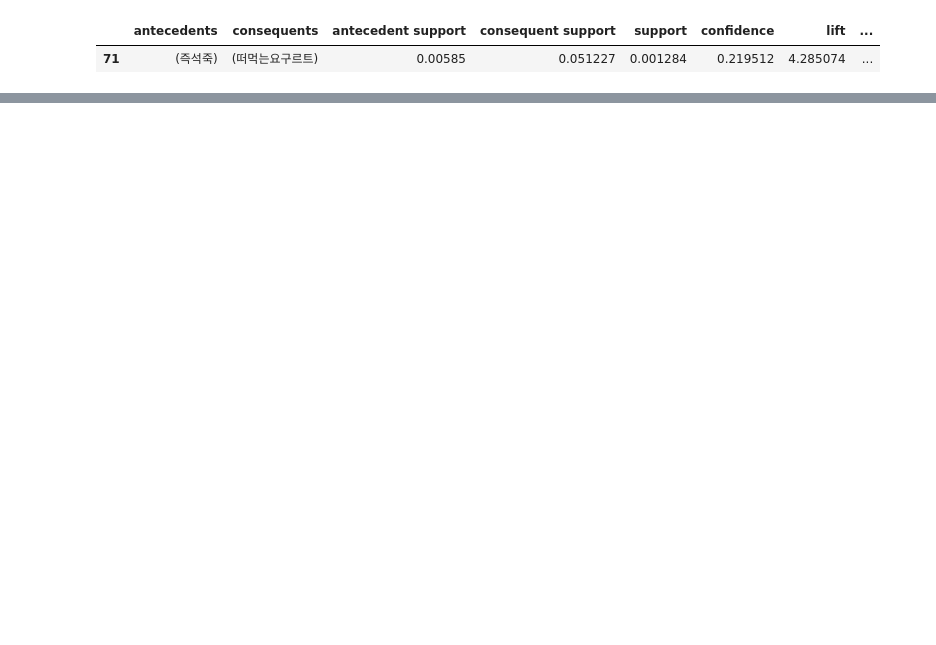
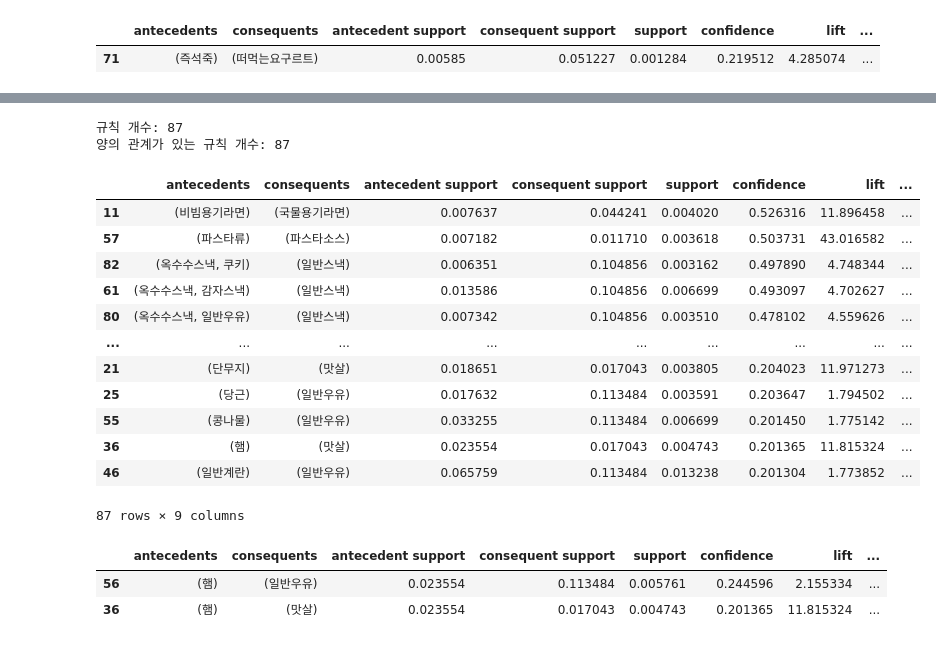
Before and after one commit to HYOJUNG08/RI_E5_1, a Jupyter notebook: ARM_not_clustering.ipynb, the cells around one changed output, grey strips where cells are left out. Drawn from its saved outputs; the diff is of its cells as text; code cells hidden in the pictures; blank space fills up the shorter version.

```diff
--- a/ARM_not_clustering.ipynb
+++ b/ARM_not_clustering.ipynb
@@ -577,0 +603,25 @@ ante(rules_super, '즉석죽')
+# %%
+rules_super30 = create_rule(super30, min_support = 0.003)
+rules_super30
+# %% [output]
+규칙 개수: 87
+양의 관계가 있는 규칙 개수: 87
+|  | antecedents | consequents | antecedent support | consequent support | support | confidence | lift | ... |
+| 11 | (비빔용기라면) | (국물용기라면) | 0.007637 | 0.044241 | 0.004020 | 0.526316 | 11.896458 | ... |
+| 57 | (파스타류) | (파스타소스) | 0.007182 | 0.011710 | 0.003618 | 0.503731 | 43.016582 | ... |
+| 82 | (옥수수스낵, 쿠키) | (일반스낵) | 0.006351 | 0.104856 | 0.003162 | 0.497890 | 4.748344 | ... |
+| 61 | (옥수수스낵, 감자스낵) | (일반스낵) | 0.013586 | 0.104856 | 0.006699 | 0.493097 | 4.702627 | ... |
+| 80 | (옥수수스낵, 일반우유) | (일반스낵) | 0.007342 | 0.104856 | 0.003510 | 0.478102 | 4.559626 | ... |
+| ... | ... | ... | ... | ... | ... | ... | ... | ... |
+| 21 | (단무지) | (맛살) | 0.018651 | 0.017043 | 0.003805 | 0.204023 | 11.971273 | ... |
+| 25 | (당근) | (일반우유) | 0.017632 | 0.113484 | 0.003591 | 0.203647 | 1.794502 | ... |
+| 55 | (콩나물) | (일반우유) | 0.033255 | 0.113484 | 0.006699 | 0.201450 | 1.775142 | ... |
+| 36 | (햄) | (맛살) | 0.023554 | 0.017043 | 0.004743 | 0.201365 | 11.815324 | ... |
+| 46 | (일반계란) | (일반우유) | 0.065759 | 0.113484 | 0.013238 | 0.201304 | 1.773852 | ... |
+87 rows × 9 columns
+# %%
+ante(rules_super30, '햄')
+# %% [output]
+|  | antecedents | consequents | antecedent support | consequent support | support | confidence | lift | ... |
+| 56 | (햄) | (일반우유) | 0.023554 | 0.113484 | 0.005761 | 0.244596 | 2.155334 | ... |
+| 36 | (햄) | (맛살) | 0.023554 | 0.017043 | 0.004743 | 0.201365 | 11.815324 | ... |
```
Also changed, not shown: parts of 31 cells of this notebook.
